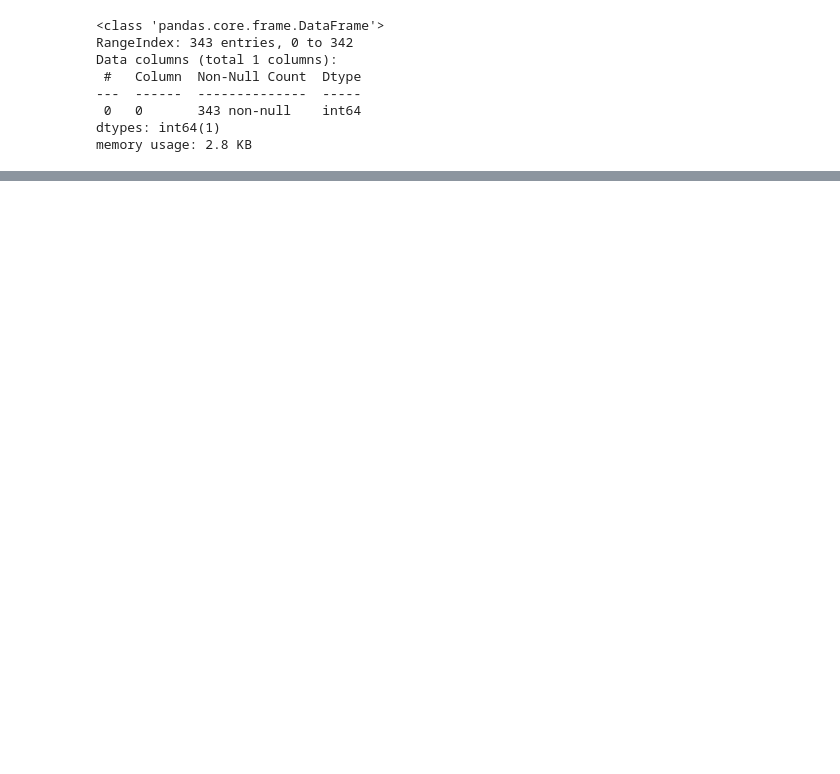
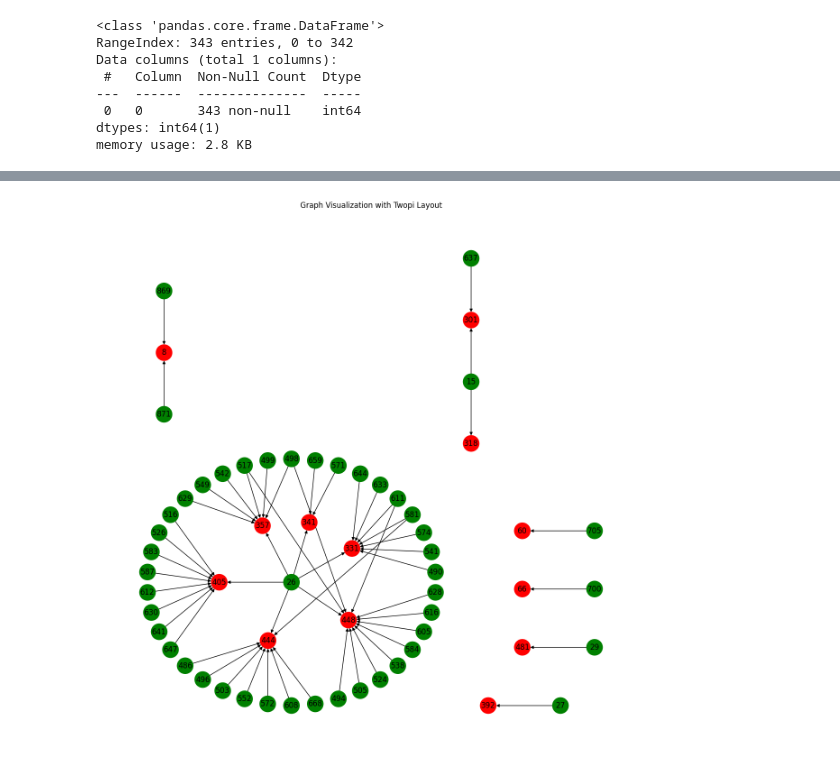
Before and after one commit to markajbell/BH, a Jupyter notebook: Stats10.ipynb, the cells around one changed output, grey strips where cells are left out. Saved outputs shown, nothing was run; the diff lists cells and outputs as text; code cells hidden in the pictures; blank space fills up the shorter version.

```diff
--- a/Stats10.ipynb
+++ b/Stats10.ipynb
@@ -641,0 +707,53 @@ len(shortest_paths_with_weight)
+# %%
+import networkx as nx
+import pydot
+import matplotlib.pyplot as plt
+from networkx.drawing.nx_pydot import *
+# graphviz is installed already, but need lib too
+#!apt install libgraphviz-dev
+#!pip install pygraphviz
+# import pygraphviz as G_pgv
+
+df=df_shortest_paths_with_weight
+G = nx.DiGraph()
+#graph [root=new_node_id label=twopi]
+
+for index, row in df.iterrows():
+    source = row['source']
+    target = row['target']
+    path = row['path']
+    weight = row['total_weight']
+
+    # Add nodes for all nodes in the path
+    for node in path:
+        G.add_node(str(node))
+
+    # Add edges for consecutive nodes in the path
+    for i in range(len(path) - 1):
+        G.add_edge(str(path[i]), str(path[i+1]))
+colors = []
+#Assuming node 4 is the one to highlight
+for node in G.nodes():
+    if int(node) in tier0_node_ids:
+    #== new_node_id : # Ensure comparison is with string if nodes are strings
+        colors.append('red')
+        height=6
+    else:
+        colors.append('green')
+
+# Set graph attributes to control spacing
+G.graph['ranksep'] = '2.0' # Increase separation between ranks
+G.graph['nodesep'] = '2.0' # Increase separation between nodes
+
+#G_pgv.graph_attr.update(root=new_node_id,ranksep='3.0',nodesep='2.0')
+#G_pgv.draw('pytry.jpg',prog='twopi') # This line caused the error
+plt.figure(figsize=(12, 12))
+# Use pydot_layout with 'twopi' program
+pos = pydot_layout(G, prog="twopi", root=str(new_node_id)) # Removed root as it might not exist in the graph
+nx.draw(G, pos, node_color=colors, with_labels=True, node_size=650, font_weight='normal')
+
+plt.title("Graph Visualization with Twopi Layout")
+plt.savefig("graph_visualization.pdf", format="pdf")
+plt.show()
+# %% [output]
+[figure, added]
```
Also changed, not shown: parts of 32 cells of this notebook.
